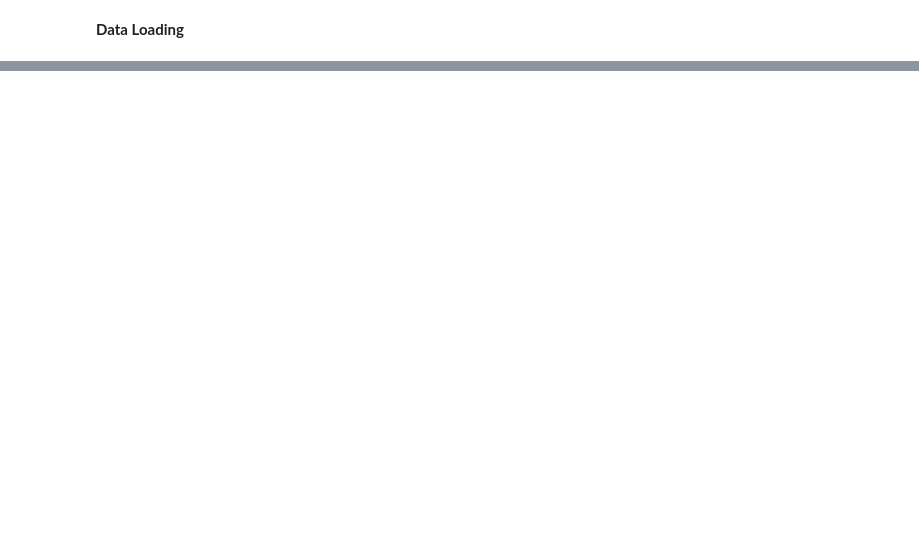
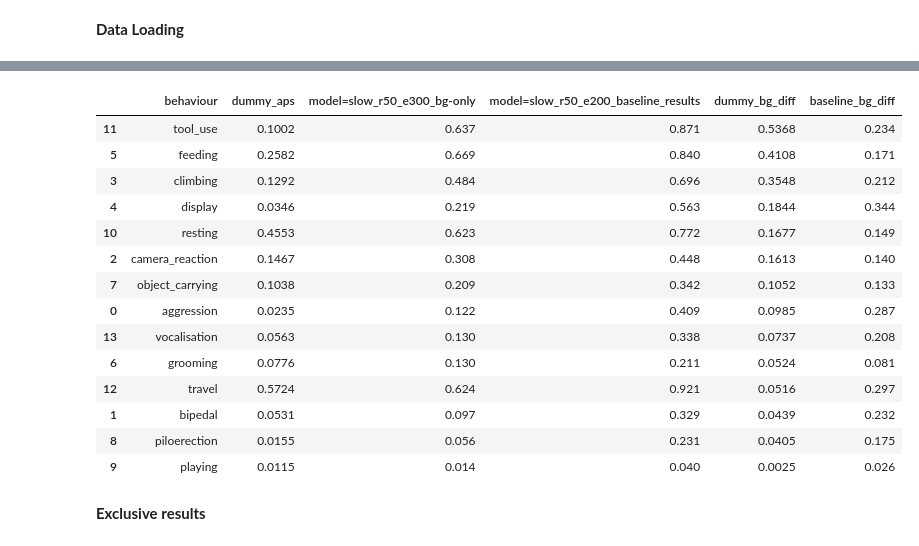
Before and after one commit to obrookes/imslowfast, a Jupyter notebook: notebooks/__results_generation.ipynb, the cells around one changed output, grey strips where cells are left out. Cells and saved outputs as stored; diff of their text form; code cells hidden in the pictures; blank space fills up the shorter version.

```diff
--- a/notebooks/__results_generation.ipynb
+++ b/notebooks/__results_generation.ipynb
@@ -33,7 +33,7 @@ with open(behaviours_file, "rb") as f:
 with open(segments_file, "rb") as f:
     segments = [seg.decode("utf-8").strip() for seg in f.readlines()]
 
-dumy_aps = [
+dummy_aps = [
     0.0235,
     0.0531,
     0.1467,
@@ -82,7 +82,6 @@ for root, dirs, files in os.walk(val_results):
 for val_path in val_paths:
 
     col_name = val_path.split("/")[-2]
-
     with open(
         val_path,
         "rb",
@@ -103,5 +102,7 @@ for val_path in val_paths:
         )
     else:
         results_df[col_name] = calculate_metrics(val_df)
+
+results_df["dummy_aps"] = dummy_aps
 # %%
 results_df
@@ -110,7 +150,8 @@ results_df.to_csv("segment_results.csv", index=False)
 # %%
-results_df[
+bg_df = results_df[
     [
         "behaviour",
+        "dummy_aps",
         "model=slow_r50_e300_bg-only",
         "model=slow_r50_e200_baseline_results",
     ]
@@ -119,0 +159,5 @@ results_df.groupby("segment")[results_df.columns[2:]].mean().T
+# %%
+bg_df["dummy_bg_diff"] = bg_df["model=slow_r50_e300_bg-only"] - bg_df["dummy_aps"]
+bg_df["baseline_bg_diff"] = (
+    bg_df["model=slow_r50_e200_baseline_results"] - bg_df["model=slow_r50_e300_bg-only"]
+)
@@ -119,0 +175,20 @@ results_df.groupby("segment")[results_df.columns[2:]].mean().T
+# %%
+bg_df.sort_values(by=["dummy_bg_diff"], ascending=False)
+# %% [output]
+|  | behaviour | dummy_aps | model=slow_r50_e300_bg-only | model=slow_r50_e200_baseline_results | dummy_bg_diff | baseline_bg_diff |
+| 11 | tool_use | 0.1002 | 0.637 | 0.871 | 0.5368 | 0.234 |
+| 5 | feeding | 0.2582 | 0.669 | 0.840 | 0.4108 | 0.171 |
+| 3 | climbing | 0.1292 | 0.484 | 0.696 | 0.3548 | 0.212 |
+| 4 | display | 0.0346 | 0.219 | 0.563 | 0.1844 | 0.344 |
+| 10 | resting | 0.4553 | 0.623 | 0.772 | 0.1677 | 0.149 |
+| 2 | camera_reaction | 0.1467 | 0.308 | 0.448 | 0.1613 | 0.140 |
+| 7 | object_carrying | 0.1038 | 0.209 | 0.342 | 0.1052 | 0.133 |
+| 0 | aggression | 0.0235 | 0.122 | 0.409 | 0.0985 | 0.287 |
+| 13 | vocalisation | 0.0563 | 0.130 | 0.338 | 0.0737 | 0.208 |
+| 6 | grooming | 0.0776 | 0.130 | 0.211 | 0.0524 | 0.081 |
+| 12 | travel | 0.5724 | 0.624 | 0.921 | 0.0516 | 0.297 |
+| 1 | bipedal | 0.0531 | 0.097 | 0.329 | 0.0439 | 0.232 |
+| 8 | piloerection | 0.0155 | 0.056 | 0.231 | 0.0405 | 0.175 |
+| 9 | playing | 0.0115 | 0.014 | 0.040 | 0.0025 | 0.026 |
+# %% [markdown]
+**Exclusive results**
```
Also changed, not shown: parts of 15 cells of this notebook, 1 other file.
